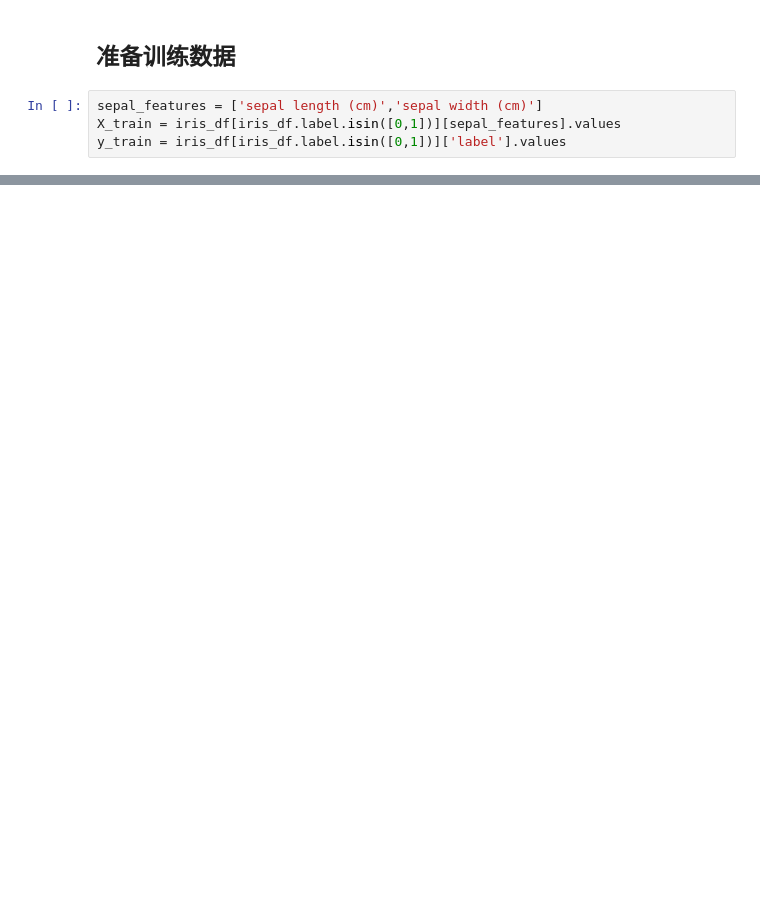
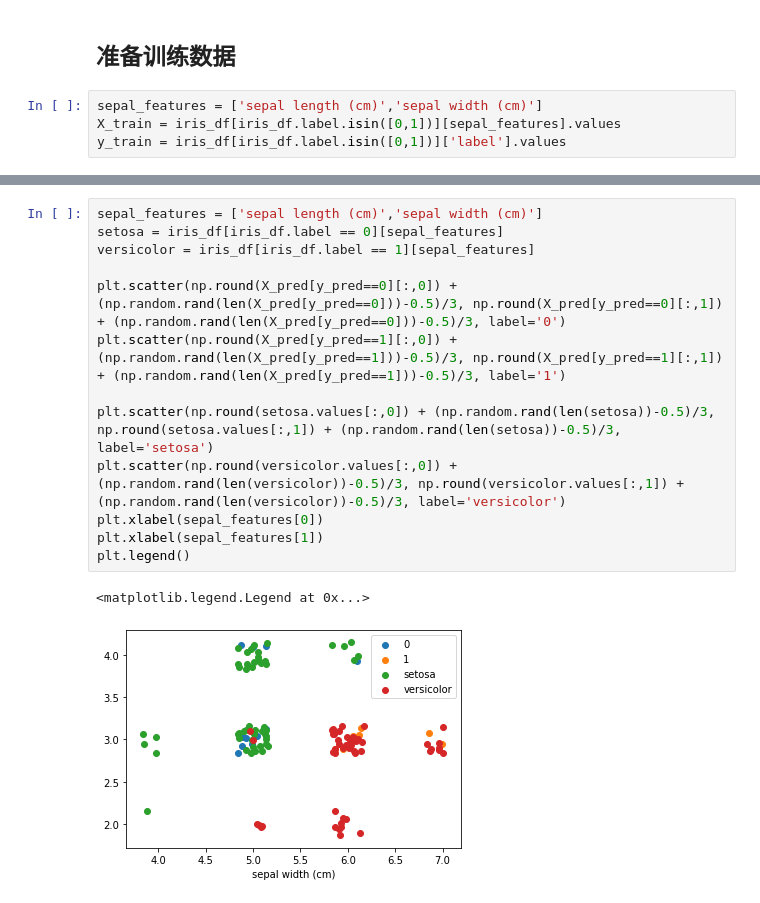
Before and after one commit to zonnin/statistical-learning, a Jupyter notebook: 第04章 朴素贝叶斯法/第04章 朴素贝叶斯法.ipynb, the cells around one changed output, grey strips where cells are left out. Drawn from its saved outputs; the diff is of its cells as text; blank space fills up the shorter version.

```diff
--- a/第04章 朴素贝叶斯法/第04章 朴素贝叶斯法.ipynb
+++ b/第04章 朴素贝叶斯法/第04章 朴素贝叶斯法.ipynb
@@ -141,0 +188,16 @@ X_pred.shape
+# %%
+sepal_features = ['sepal length (cm)','sepal width (cm)']
+setosa = iris_df[iris_df.label == 0][sepal_features]
+versicolor = iris_df[iris_df.label == 1][sepal_features]
+
+plt.scatter(np.round(X_pred[y_pred==0][:,0]) + (np.random.rand(len(X_pred[y_pred==0]))-0.5)/3, np.round(X_pred[y_pred==0][:,1]) + (np.random.rand(len(X_pred[y_pred==0]))-0.5)/3, label='0')
+plt.scatter(np.round(X_pred[y_pred==1][:,0]) + (np.random.rand(len(X_pred[y_pred==1]))-0.5)/3, np.round(X_pred[y_pred==1][:,1]) + (np.random.rand(len(X_pred[y_pred==1]))-0.5)/3, label='1')
+
+plt.scatter(np.round(setosa.values[:,0]) + (np.random.rand(len(setosa))-0.5)/3, np.round(setosa.values[:,1]) + (np.random.rand(len(setosa))-0.5)/3, label='setosa')
+plt.scatter(np.round(versicolor.values[:,0]) + (np.random.rand(len(versicolor))-0.5)/3, np.round(versicolor.values[:,1]) + (np.random.rand(len(versicolor))-0.5)/3, label='versicolor')
+plt.xlabel(sepal_features[0])
+plt.xlabel(sepal_features[1])
+plt.legend()
+# %% [output]
+<matplotlib.legend.Legend at 0x...>
+[figure, added]
```
Also changed, not shown: parts of 8 cells of this notebook, 1 other file.
